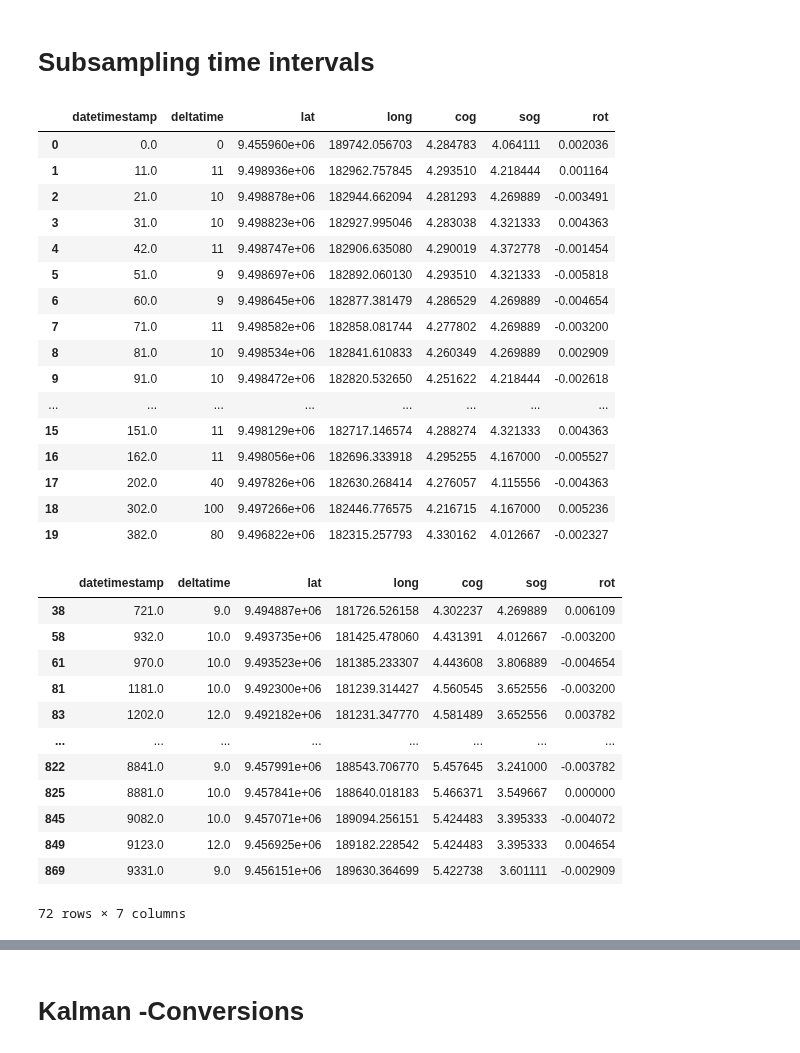
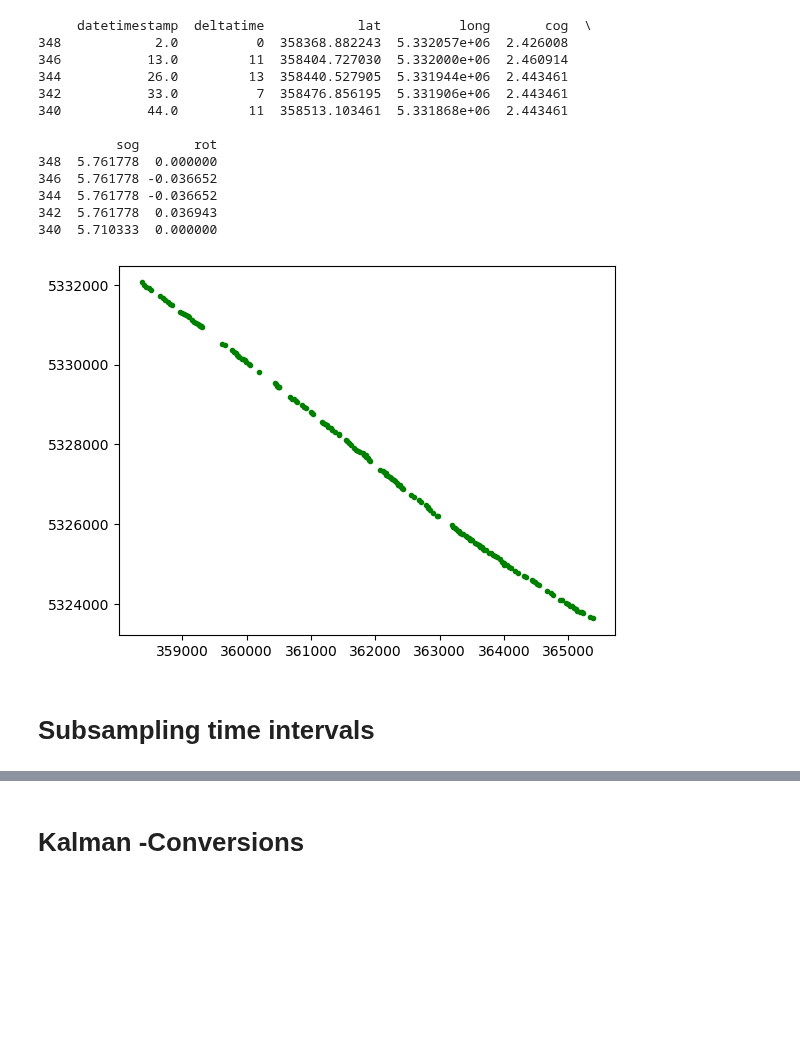
Before and after one commit to cnburger/AIS_KalmanFilter, a Jupyter notebook: Time Sampling.ipynb, the cells around one changed output, grey strips where cells are left out. Drawn from its saved outputs; the diff is of its cells as text; code cells hidden in the pictures; blank space fills up the shorter version.

```diff
--- a/Time Sampling.ipynb
+++ b/Time Sampling.ipynb
@@ -21,25 +28,36 @@ plt.show()
+# %%
+pd_dataset = None
+pd_dataset = pd.read_csv(r"C:\Users\chris\OneDrive\MSc\Kalman Filter - Polish Paper\Trajectory Kalman\226158000.csv")
+
+lower = 750 #750
+upper = 1100
+
+myrange = np.arange(lower,upper,1)
+
+pd_dataset_new = convert_dataset( (pd_dataset.iloc[np.arange(lower,upper,1),:]).reset_index(drop = True),240,2)
+print(pd_dataset_new.head())
+plt.plot(pd_dataset_new['lat'],pd_dataset_new['long'], 'g.')
+plt.show()
+
+pd_dataset = pd_dataset_new
+#pd_dataset.to_csv(r'577228000_linear.csv', index = False)
+# %% [output]
+     datetimestamp  deltatime            lat          long       cog  \
+348            2.0          0  358368.882243  5.332057e+06  2.426008
+346           13.0         11  358404.727030  5.332000e+06  2.460914
+344           26.0         13  358440.527905  5.331944e+06  2.443461
+342           33.0          7  358476.856195  5.331906e+06  2.443461
+340           44.0         11  358513.103461  5.331868e+06  2.443461
+
+          sog       rot
+348  5.761778  0.000000
+346  5.761778 -0.036652
+344  5.761778 -0.036652
+342  5.761778  0.036943
+340  5.710333  0.000000
+[figure, added]
 # %% [markdown]
 # Subsampling time intervals
-# %%
-pd_dataset.iloc[np.arange(0,20,1),:]
-# %% [output]
-|  | datetimestamp | deltatime | lat | long | cog | sog | rot |
-| 0 | 0.0 | 0 | 9.455960e+06 | 189742.056703 | 4.284783 | 4.064111 | 0.002036 |
-| 1 | 11.0 | 11 | 9.498936e+06 | 182962.757845 | 4.293510 | 4.218444 | 0.001164 |
-| 2 | 21.0 | 10 | 9.498878e+06 | 182944.662094 | 4.281293 | 4.269889 | -0.003491 |
-| 3 | 31.0 | 10 | 9.498823e+06 | 182927.995046 | 4.283038 | 4.321333 | 0.004363 |
-| 4 | 42.0 | 11 | 9.498747e+06 | 182906.635080 | 4.290019 | 4.372778 | -0.001454 |
-| 5 | 51.0 | 9 | 9.498697e+06 | 182892.060130 | 4.293510 | 4.321333 | -0.005818 |
-| 6 | 60.0 | 9 | 9.498645e+06 | 182877.381479 | 4.286529 | 4.269889 | -0.004654 |
-| 7 | 71.0 | 11 | 9.498582e+06 | 182858.081744 | 4.277802 | 4.269889 | -0.003200 |
-| 8 | 81.0 | 10 | 9.498534e+06 | 182841.610833 | 4.260349 | 4.269889 | 0.002909 |
-| 9 | 91.0 | 10 | 9.498472e+06 | 182820.532650 | 4.251622 | 4.218444 | -0.002618 |
-| ... | ... | ... | ... | ... | ... | ... | ... |
-| 15 | 151.0 | 11 | 9.498129e+06 | 182717.146574 | 4.288274 | 4.321333 | 0.004363 |
-| 16 | 162.0 | 11 | 9.498056e+06 | 182696.333918 | 4.295255 | 4.167000 | -0.005527 |
-| 17 | 202.0 | 40 | 9.497826e+06 | 182630.268414 | 4.276057 | 4.115556 | -0.004363 |
-| 18 | 302.0 | 100 | 9.497266e+06 | 182446.776575 | 4.216715 | 4.167000 | 0.005236 |
-| 19 | 382.0 | 80 | 9.496822e+06 | 182315.257793 | 4.330162 | 4.012667 | -0.002327 |
 # %%
 def subsample_obs_time(df_in, time_interval_sec, obs_per_interval):
 
@@ -99,18 +100 @@ def subsample_obs_time(df_in, time_interval_sec, obs_per_interval):
     return df_sub_result
-# %%
-df_sampled = subsample_obs_time(pd_dataset, 240, 20)
-df_sampled
-# %% [output]
-|  | datetimestamp | deltatime | lat | long | cog | sog | rot |
-| 38 | 721.0 | 9.0 | 9.494887e+06 | 181726.526158 | 4.302237 | 4.269889 | 0.006109 |
-| 58 | 932.0 | 10.0 | 9.493735e+06 | 181425.478060 | 4.431391 | 4.012667 | -0.003200 |
-| 61 | 970.0 | 10.0 | 9.493523e+06 | 181385.233307 | 4.443608 | 3.806889 | -0.004654 |
-| 81 | 1181.0 | 10.0 | 9.492300e+06 | 181239.314427 | 4.560545 | 3.652556 | -0.003200 |
-| 83 | 1202.0 | 12.0 | 9.492182e+06 | 181231.347770 | 4.581489 | 3.652556 | 0.003782 |
-| ... | ... | ... | ... | ... | ... | ... | ... |
-| 822 | 8841.0 | 9.0 | 9.457991e+06 | 188543.706770 | 5.457645 | 3.241000 | -0.003782 |
-| 825 | 8881.0 | 10.0 | 9.457841e+06 | 188640.018183 | 5.466371 | 3.549667 | 0.000000 |
-| 845 | 9082.0 | 10.0 | 9.457071e+06 | 189094.256151 | 5.424483 | 3.395333 | -0.004072 |
-| 849 | 9123.0 | 12.0 | 9.456925e+06 | 189182.228542 | 5.424483 | 3.395333 | 0.004654 |
-| 869 | 9331.0 | 9.0 | 9.456151e+06 | 189630.364699 | 5.422738 | 3.601111 | -0.002909 |
-72 rows × 7 columns
```
Also changed, not shown: parts of 14 cells of this notebook.
